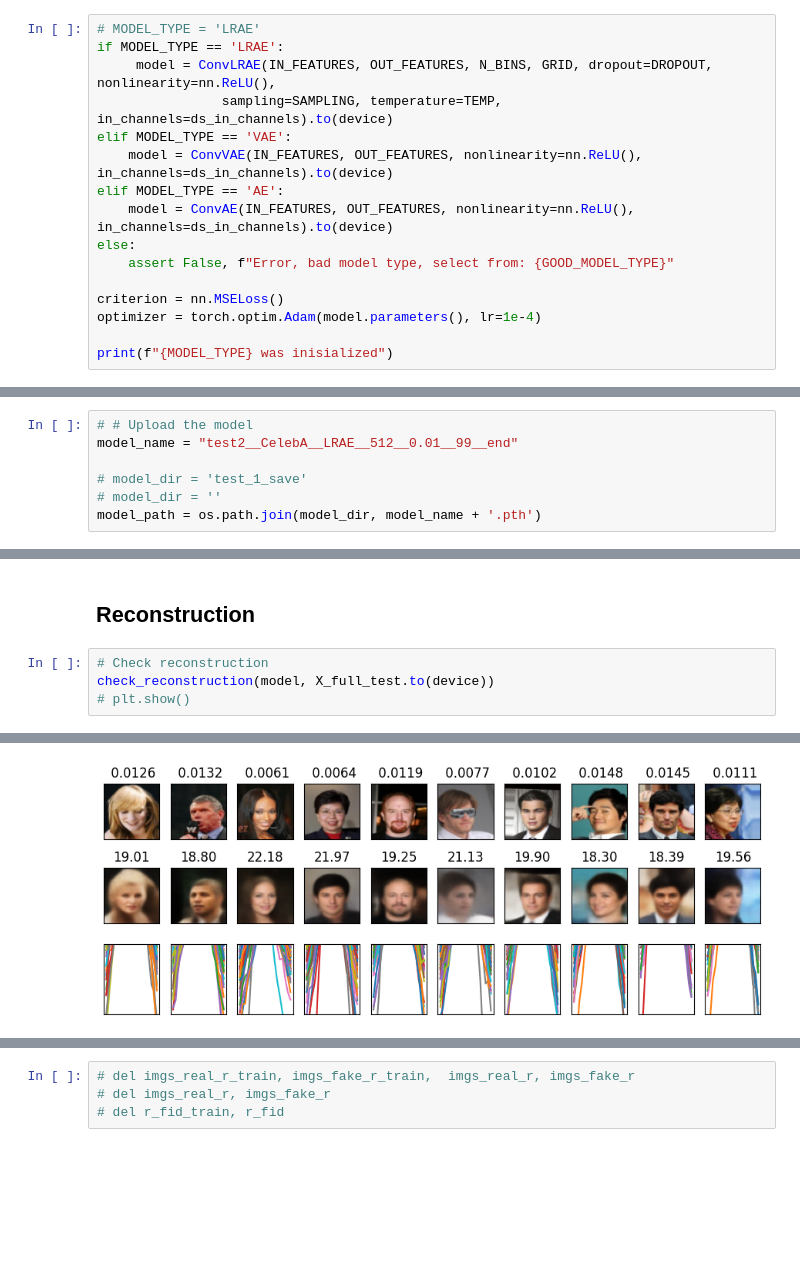
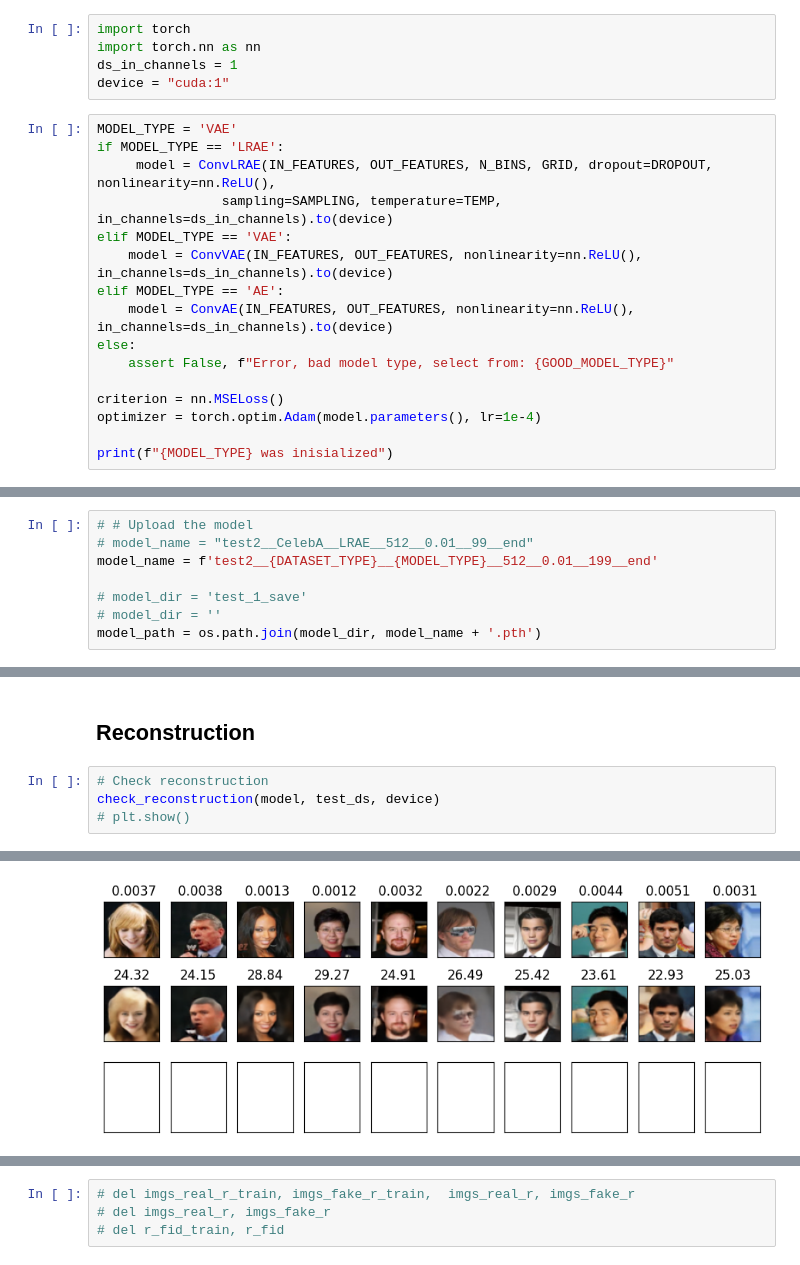
Before and after one commit to kotlyar-shapirov/Low_Rank_Autoencoder, a Jupyter notebook: Blocked Autoencoder evaluation.ipynb, the cells around one changed output, grey strips where cells are left out. Drawn from its saved outputs; the diff is of its cells as text; blank space fills up the shorter version.

```diff
--- a/Blocked Autoencoder evaluation.ipynb
+++ b/Blocked Autoencoder evaluation.ipynb
@@ -162,5 +167,10 @@ SAMPLING = 'gumbell'
+# %%
+import torch
+import torch.nn as nn
+ds_in_channels = 1
+device = "cuda:1"
 # %%
-# MODEL_TYPE = 'LRAE'
+MODEL_TYPE = 'VAE'
 if MODEL_TYPE == 'LRAE':
      model = ConvLRAE(IN_FEATURES, OUT_FEATURES, N_BINS, GRID, dropout=DROPOUT, nonlinearity=nn.ReLU(),
                 sampling=SAMPLING, temperature=TEMP, in_channels=ds_in_channels).to(device)
@@ -180,6 +190,7 @@ LRAE was inisialized
 # %%
 # # Upload the model
-model_name = "test2__CelebA__LRAE__512__0.01__99__end"
+# model_name = "test2__CelebA__LRAE__512__0.01__99__end"
+model_name = f'test2__{DATASET_TYPE}__{MODEL_TYPE}__512__0.01__199__end'
 
 # model_dir = 'test_1_save'
 # model_dir = ''
@@ -233,6 +244,6 @@ with torch.no_grad():
 ## Reconstruction
 # %%
 # Check reconstruction
-check_reconstruction(model, X_full_test.to(device))
+check_reconstruction(model, test_ds, device)
 # plt.show()
 # %% [output]
@@ -239 +257 @@ check_reconstruction(model, X_full_test.to(device))
-[figure, old version]
+[figure, new version]
```
Also changed, not shown: parts of 25 cells of this notebook, 7 other files.
